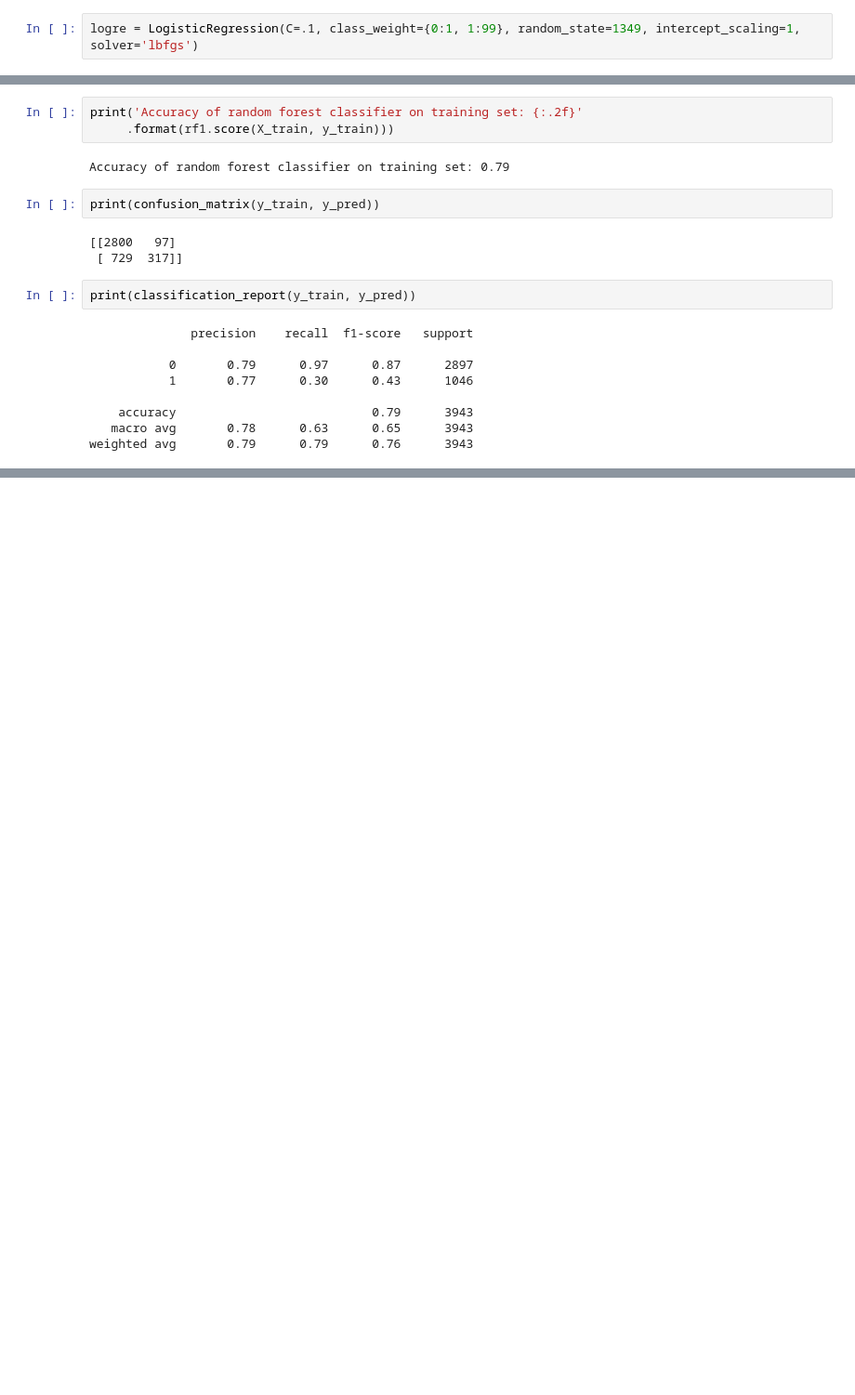
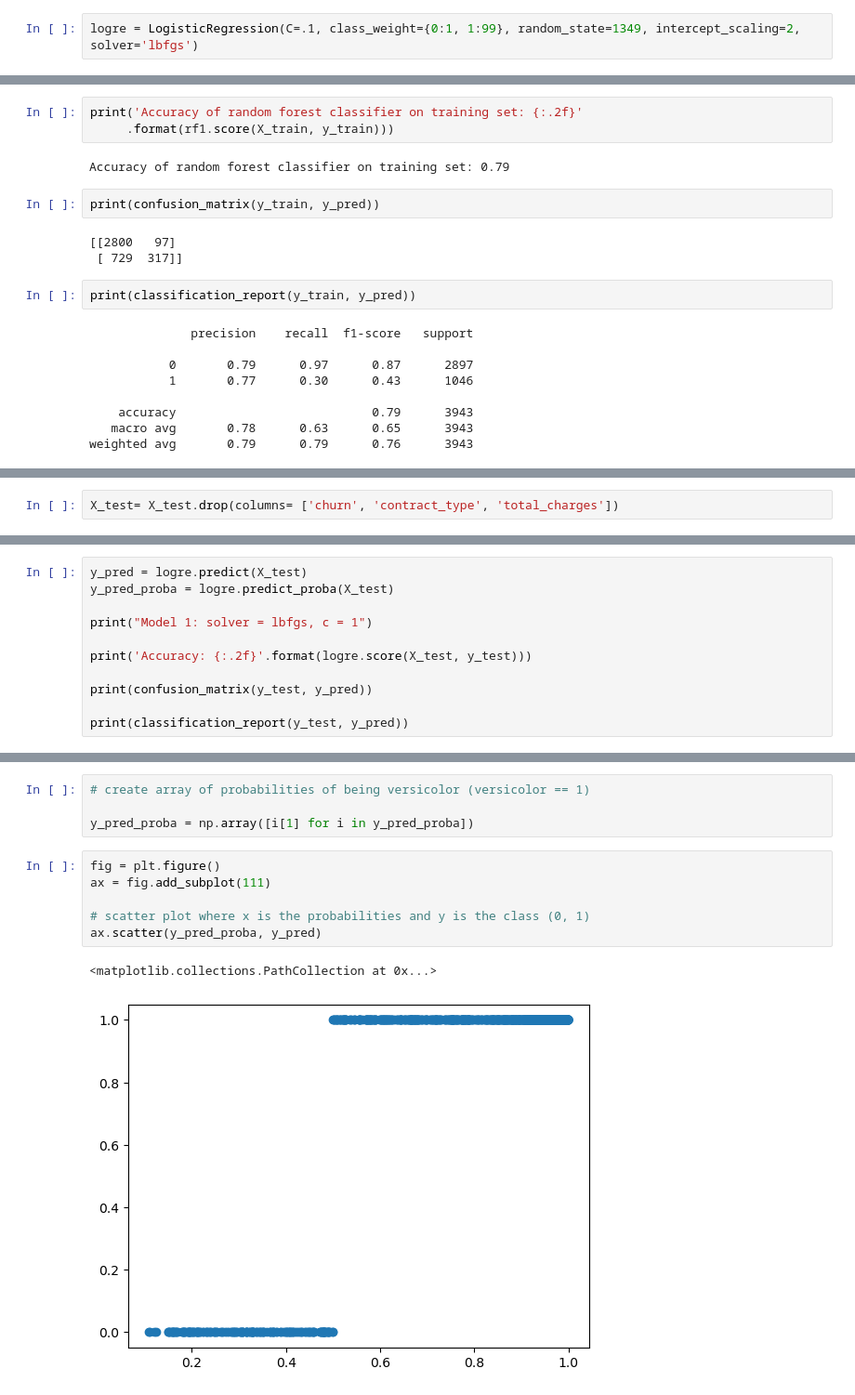
Before and after one commit to EstebanHernandez0/Predicting_Customer_Status, a Jupyter notebook: work_notebook.ipynb, the cells around one changed output, grey strips where cells are left out. Shown: that part at 93% size. Drawn from its saved outputs; the diff is of its cells as text; blank space fills up the shorter version.

Commit message:
Did more models using Val Dataset

```diff
--- a/work_notebook.ipynb
+++ b/work_notebook.ipynb
@@ -593,7 +635,7 @@ weighted avg       0.79      0.80      0.78      3943
 # %% [markdown]
 - ###  Logistic Regression
 # %%
-logre = LogisticRegression(C=.1, class_weight={0:1, 1:99}, random_state=1349, intercept_scaling=1, solver='lbfgs')
+logre = LogisticRegression(C=.1, class_weight={0:1, 1:99}, random_state=1349, intercept_scaling=2, solver='lbfgs')
 # %%
 logre.fit(X_train, y_train)
 # %% [output]
@@ -703,0 +852,2 @@ weighted avg       0.79      0.79      0.76      3943
+# %%
+X_test= X_test.drop(columns= ['churn', 'contract_type', 'total_charges'])
@@ -703,0 +887,11 @@ weighted avg       0.79      0.79      0.76      3943
+# %%
+y_pred = logre.predict(X_test)
+y_pred_proba = logre.predict_proba(X_test)
+
+print("Model 1: solver = lbfgs, c = 1")
+
+print('Accuracy: {:.2f}'.format(logre.score(X_test, y_test)))
+
+print(confusion_matrix(y_test, y_pred))
+
+print(classification_report(y_test, y_pred))
@@ -703,0 +911,13 @@ weighted avg       0.79      0.79      0.76      3943
+# %%
+# create array of probabilities of being versicolor (versicolor == 1)
+
+y_pred_proba = np.array([i[1] for i in y_pred_proba])
+# %%
+fig = plt.figure()
+ax = fig.add_subplot(111)
+
+# scatter plot where x is the probabilities and y is the class (0, 1)
+ax.scatter(y_pred_proba, y_pred)
+# %% [output]
+<matplotlib.collections.PathCollection at 0x...>
+[figure, added]
```
Also changed, not shown: parts of 45 cells of this notebook.
